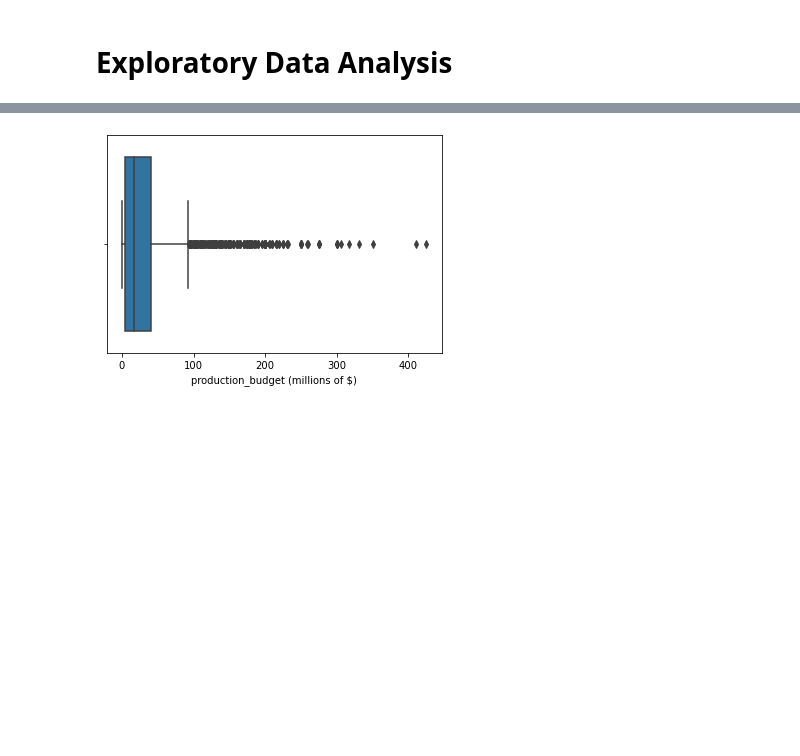
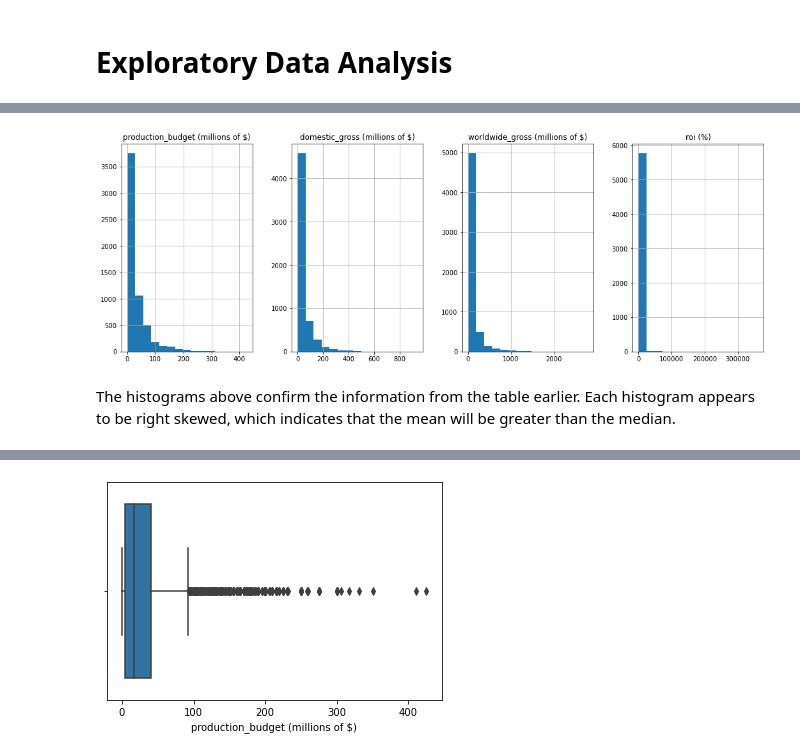
Before and after one commit to ckucewicz/movie_analysis_project, a Jupyter notebook: Notebook.ipynb, the cells around one changed output, grey strips where cells are left out. Saved outputs shown, nothing was run; the diff lists cells and outputs as text; code cells hidden in the pictures; blank space fills up the shorter version.

```diff
--- a/Notebook.ipynb
+++ b/Notebook.ipynb
@@ -851,0 +848,8 @@ budgets.describe()
+# %%
+# creating histograms to visualize distributions for each column of budgets
+fig, ax = plt.subplots(nrows = 1, ncols = 4, figsize = (18, 6))
+budgets.hist(ax = ax, bins = 15);
+# %% [output]
+[figure, added]
+# %% [markdown]
+The histograms above confirm the information from the table earlier. Each histogram appears to be right skewed, which indicates that the mean will be greater than the median.
```
Also changed, not shown: parts of 61 cells of this notebook.
